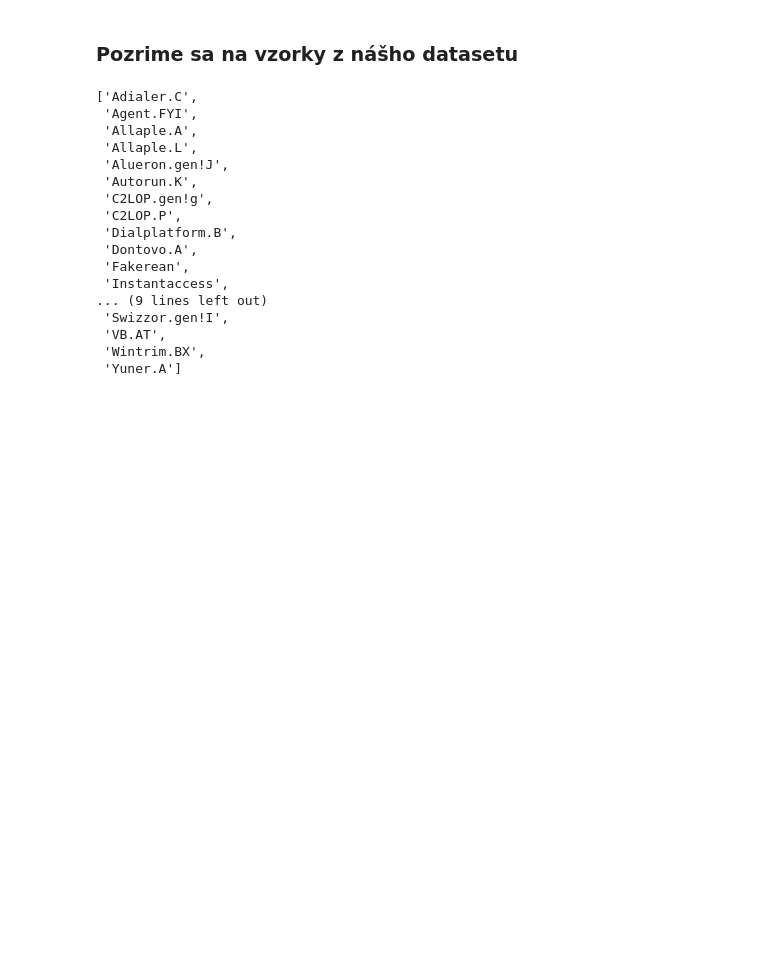
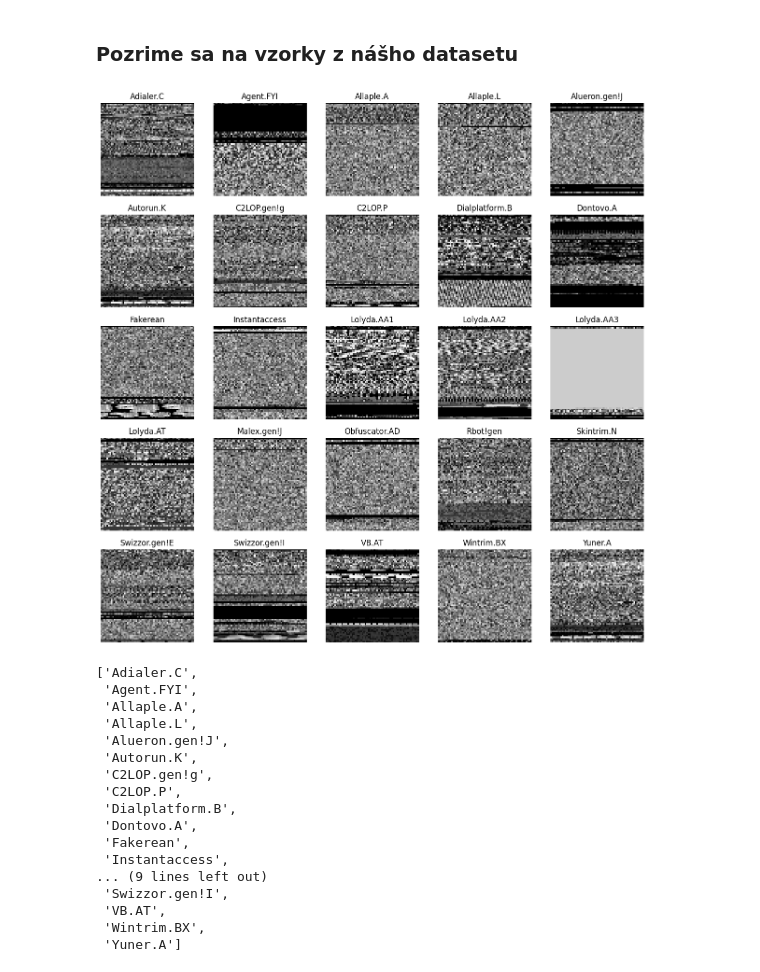
Before and after one commit to FrantisekKurimsky/cryptoday-workshop, a Jupyter notebook: klasifikacia_malveru.ipynb, the cells around one changed output. Saved outputs shown, nothing was run; the diff lists cells and outputs as text; code cells hidden in the pictures; blank space fills up the shorter version.

```diff
--- a/klasifikacia_malveru.ipynb
+++ b/klasifikacia_malveru.ipynb
@@ -7,6 +7,20 @@
 - Ukážeme viaceré možnosti vizuálnej reprezentácie a návrhy modelov neorónových sietí pre tento klasifikačný problém.
 # %% [markdown]
 ### Pozrime sa na vzorky z nášho datasetu
+# %%
+import os
+import cv2
+import matplotlib.pyplot as plt
+plt.figure(figsize=(15,15))
+for i, clas in enumerate(os.listdir('malimg_paper_dataset_imgs')):
+    path = 'malimg_paper_dataset_imgs/' + clas + '/' + os.listdir('malimg_paper_dataset_imgs/' + clas)[0]
+    plt.subplot(5,5,i+1)
+    plt.gca().set_title(clas)
+    plt.axis('off')
+    image = cv2.resize(cv2.imread(path, 0), (64 , 64 )).reshape((64,64,1))
+    plt.imshow(cv2.cvtColor(image, cv2.COLOR_BGR2RGB))
+# %% [output]
+[figure, added]
 # %%
 import os
 classes = os.listdir('malimg_paper_dataset_imgs')
```
Also changed, not shown: parts of 22 cells of this notebook.
